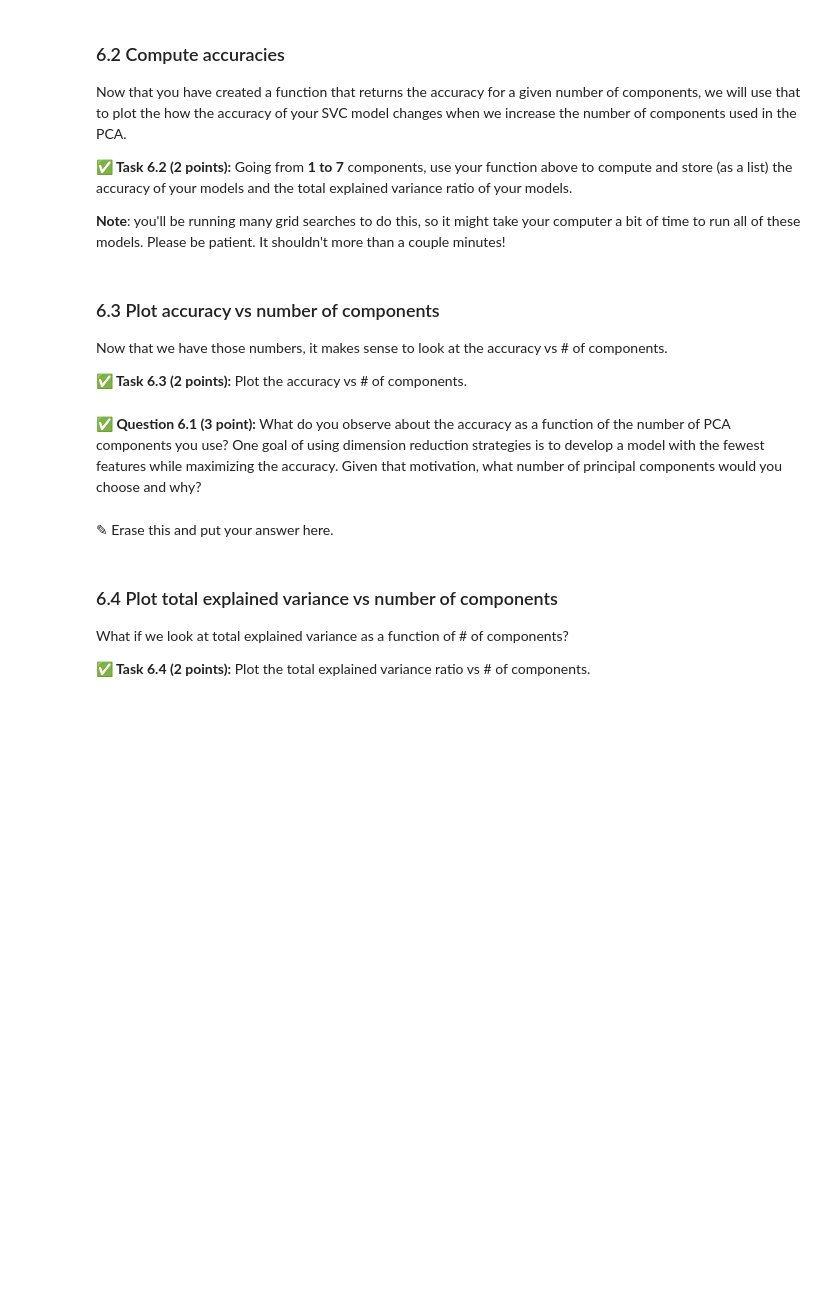
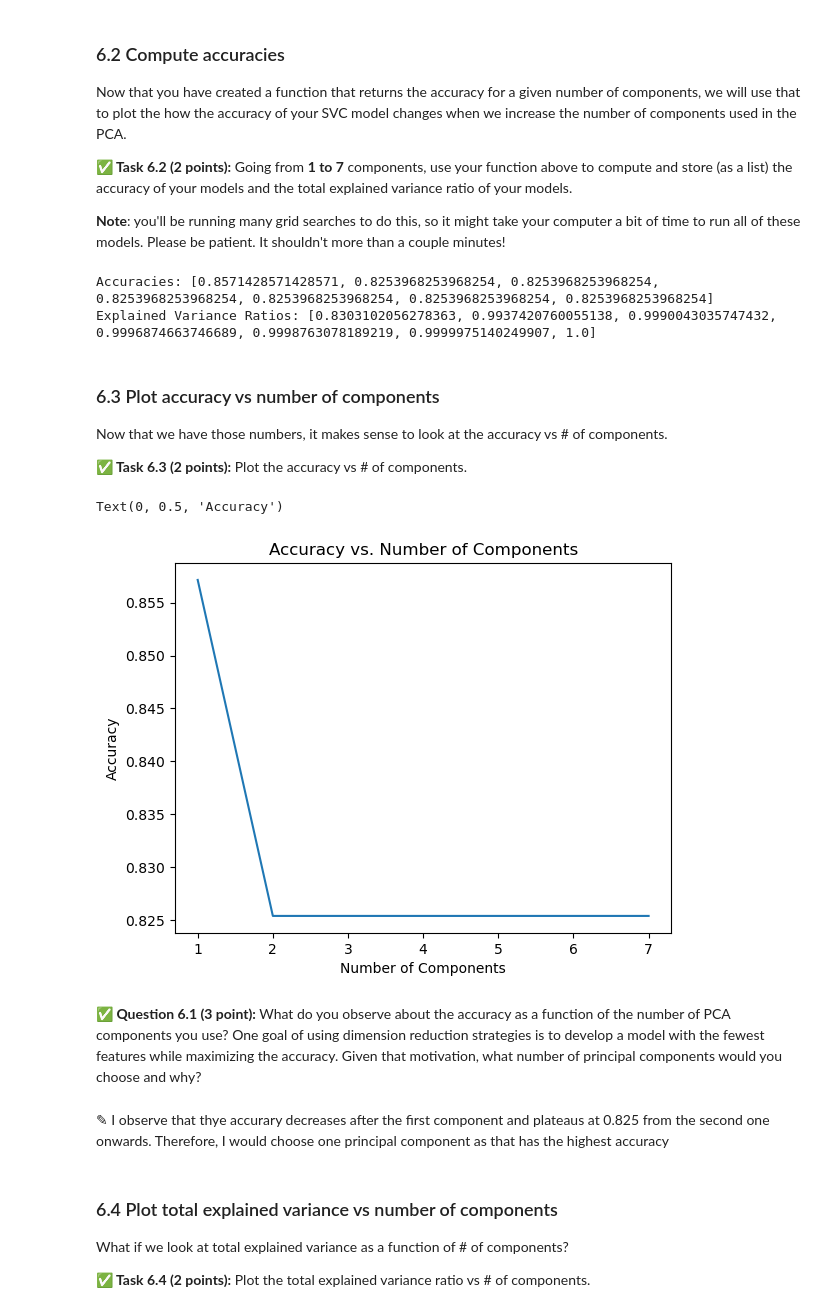
Before and after one commit to jshashank00/CMSE202-f24-turnin, a Jupyter notebook: hw-04/HW-04_PerceptronSVMandPCA-STUDENT.ipynb, the cells around one changed output. Drawn from its saved outputs; the diff is of its cells as text; code cells hidden in the pictures; blank space fills up the shorter version.

```diff
--- a/hw-04/HW-04_PerceptronSVMandPCA-STUDENT.ipynb
+++ b/hw-04/HW-04_PerceptronSVMandPCA-STUDENT.ipynb
@@ -452,3 +450,19 @@ and it should **return** the accuracy score for an SVC model fit to pca transfor
+# %%
+# Put your code here
+from sklearn.metrics import accuracy_score
+def find_accuracy(num_components, X_train, X_test, y_train, y_test):
+    pca = PCA(n_components=num_components)
+    X_train_pca = pca.fit_transform(X_train)
+    X_test_pca = pca.transform(X_test)
+
+    explained_variance_ratio = sum(pca.explained_variance_ratio_)
+
+    svc = SVC()
+    svc.fit(X_train_pca, y_train)
+    y_pred = svc.predict(X_test_pca)
+    accuracy = accuracy_score(y_test, y_pred)
+
+    return accuracy, explained_variance_ratio
 # %% [markdown]
 ### 6.2 Compute accuracies
 
@@ -462,3 +474,25 @@ Now that you have created a function that returns the accuracy for a given numbe
+# %%
+# Put your code here
+# Lists for accuracy and variance ratios
+accuracies = []
+explained_variance_ratios = []
+
+for components in range(1, 8):
+    accuracy, explained_variance_ratio = find_accuracy(
+        num_components=components,
+        X_train=X_train,
+        X_test=X_test,
+        y_train=y_train,
+        y_test=y_test
+    )
+    accuracies.append(accuracy)
+    explained_variance_ratios.append(explained_variance_ratio)
+
+print("Accuracies:", accuracies)
+print("Explained Variance Ratios:", explained_variance_ratios)
+# %% [output]
+Accuracies: [0.8571428571428571, 0.8253968253968254, 0.8253968253968254, 0.8253968253968254, 0.8253968253968254, 0.8253968253968254, 0.8253968253968254]
+Explained Variance Ratios: [0.8303102056278363, 0.9937420760055138, 0.9990043035747432, 0.9996874663746689, 0.9998763078189219, 0.9999975140249907, 1.0]
 # %% [markdown]
 ### 6.3 Plot accuracy vs number of components
 
@@ -470,7 +502,16 @@ Now that we have those numbers, it makes sense to look at the accuracy vs # of c
+# %%
+# Put your code here
+plt.plot(range(1, 8), accuracies)
+plt.title('Accuracy vs. Number of Components')
+plt.xlabel('Number of Components')
+plt.ylabel('Accuracy')
+# %% [output]
+Text(0, 0.5, 'Accuracy')
+[figure, added]
 # %% [markdown]
 **&#9989; Question 6.1 (3 point):** What do you observe about the accuracy as a function of the number of PCA components you use? One goal of using dimension reduction strategies is to develop a model with the fewest features while maximizing the accuracy. Given that motivation, what number of principal components would you choose and why?
-# %% [markdown]
-<font size=+3>&#9998;</font> Erase this and put your answer here.
+# %% [markdown]
+<font size=+3>&#9998;</font> I observe that thye accurary decreases after the first component and plateaus at 0.825 from the second one onwards. Therefore, I would choose one principal component as that has the highest accuracy
 # %% [markdown]
 ### 6.4 Plot total explained variance vs number of components
 
```
Also changed, not shown: parts of 5 cells of this notebook.
